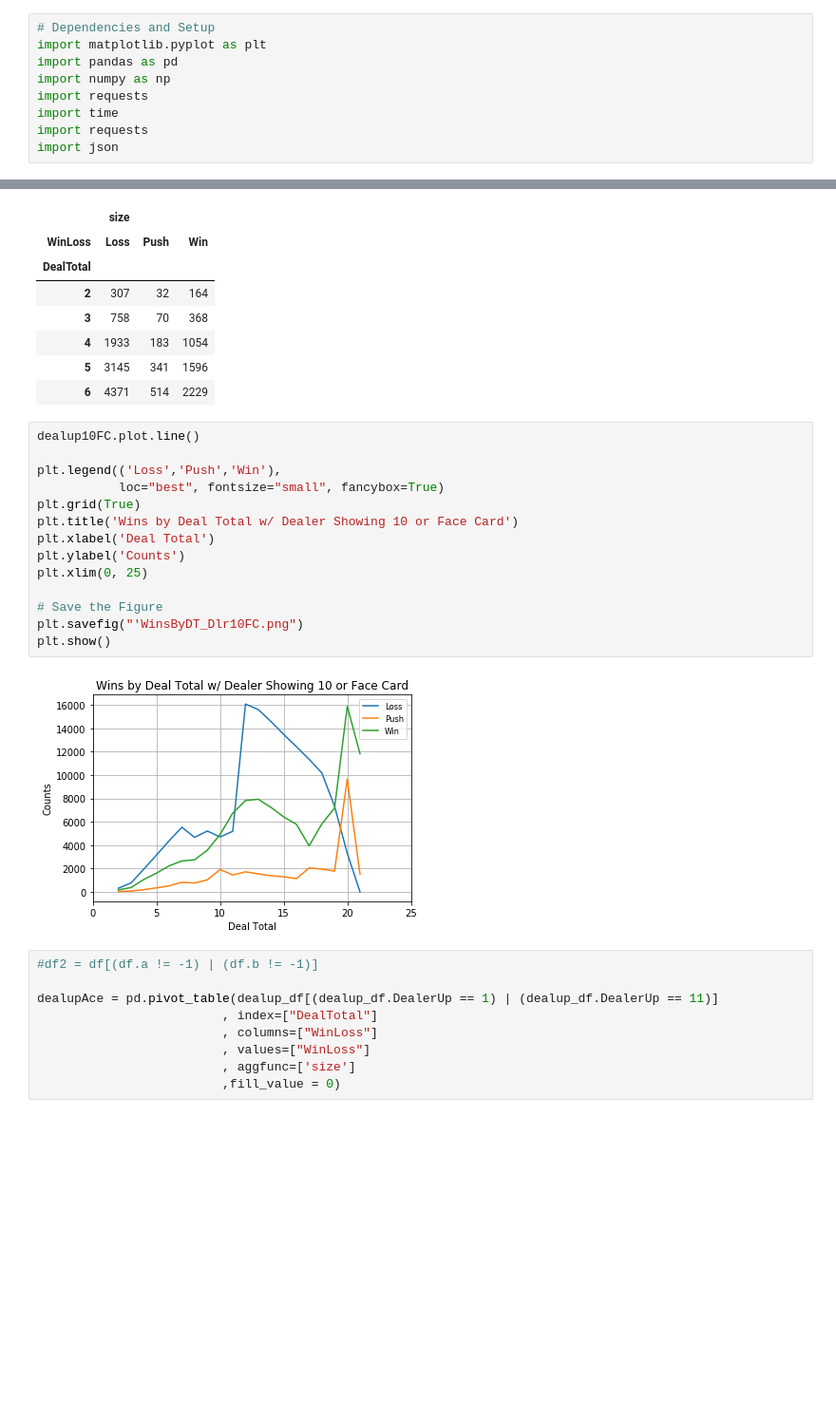
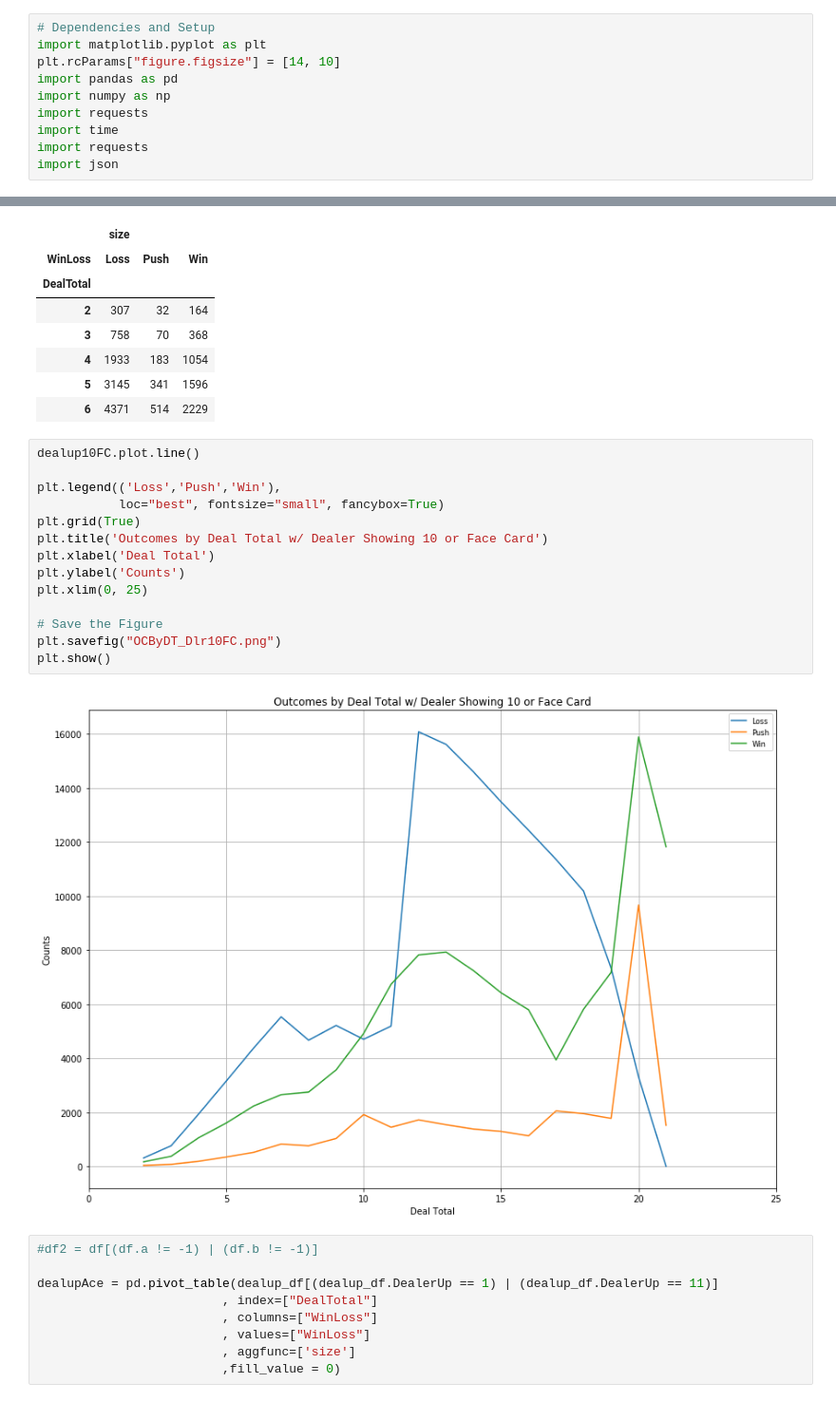
Before and after one commit to anirahul/Team_Carolina, a Jupyter notebook: blackjack(Delano).ipynb, the cells around one changed output, grey strips where cells are left out. Shown at 95% size. Saved outputs shown, nothing was run; the diff lists cells and outputs as text; blank space fills up the shorter version.

```diff
--- a/blackjack(Delano).ipynb
+++ b/blackjack(Delano).ipynb
@@ -4,6 +4,7 @@
 # %%
 # Dependencies and Setup
 import matplotlib.pyplot as plt
+plt.rcParams["figure.figsize"] = [14, 10]
 import pandas as pd
 import numpy as np
 import requests
@@ -125,19 +173,19 @@ dealup10FC.head()
 # %%
 dealup10FC.plot.line()
 
 plt.legend(('Loss','Push','Win'),
            loc="best", fontsize="small", fancybox=True)
 plt.grid(True)
-plt.title('Wins by Deal Total w/ Dealer Showing 10 or Face Card')
+plt.title('Outcomes by Deal Total w/ Dealer Showing 10 or Face Card')
 plt.xlabel('Deal Total')
 plt.ylabel('Counts')
 plt.xlim(0, 25)
 
 # Save the Figure
-plt.savefig("'WinsByDT_Dlr10FC.png")
+plt.savefig("OCByDT_Dlr10FC.png")
 plt.show()
 # %% [output]
-[figure, old version]
+[figure, new version]
 # %%
 #df2 = df[(df.a != -1) | (df.b != -1)]
 
```
Also changed, not shown: parts of 5 cells of this notebook.
